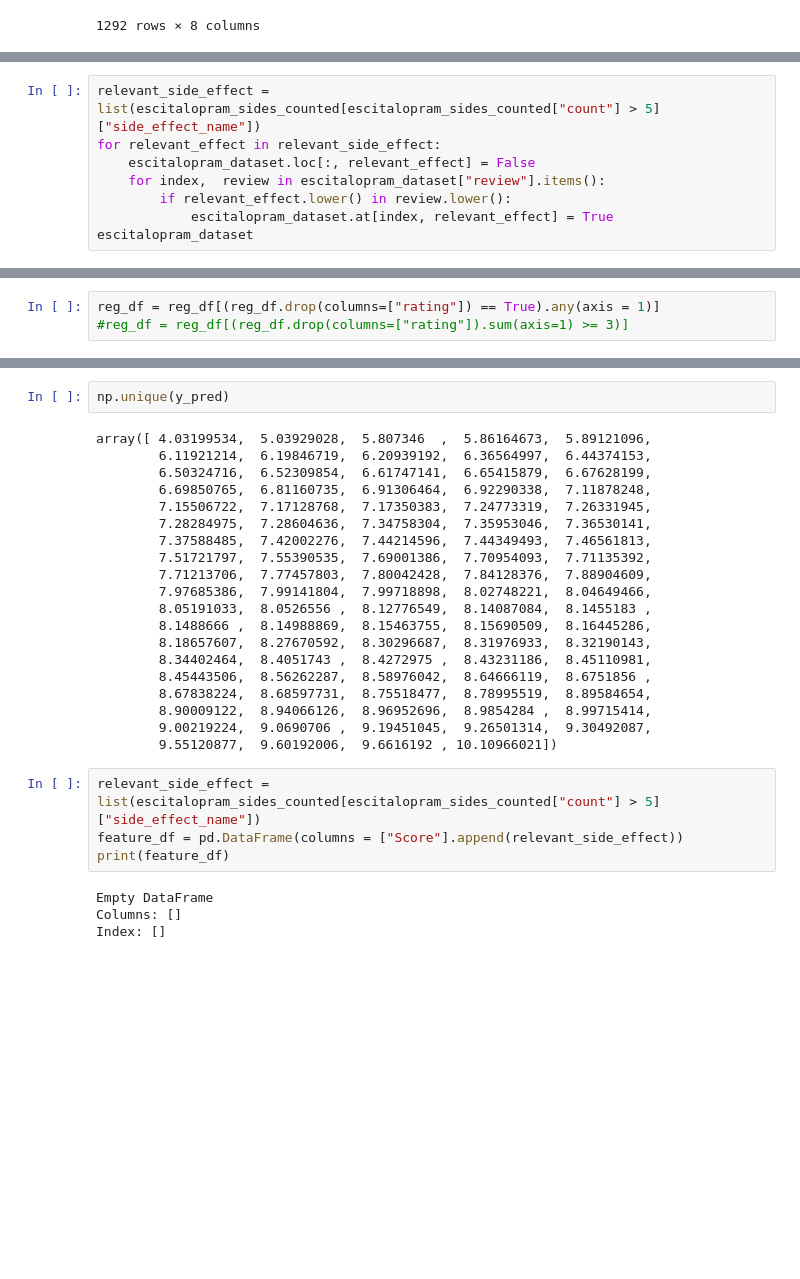
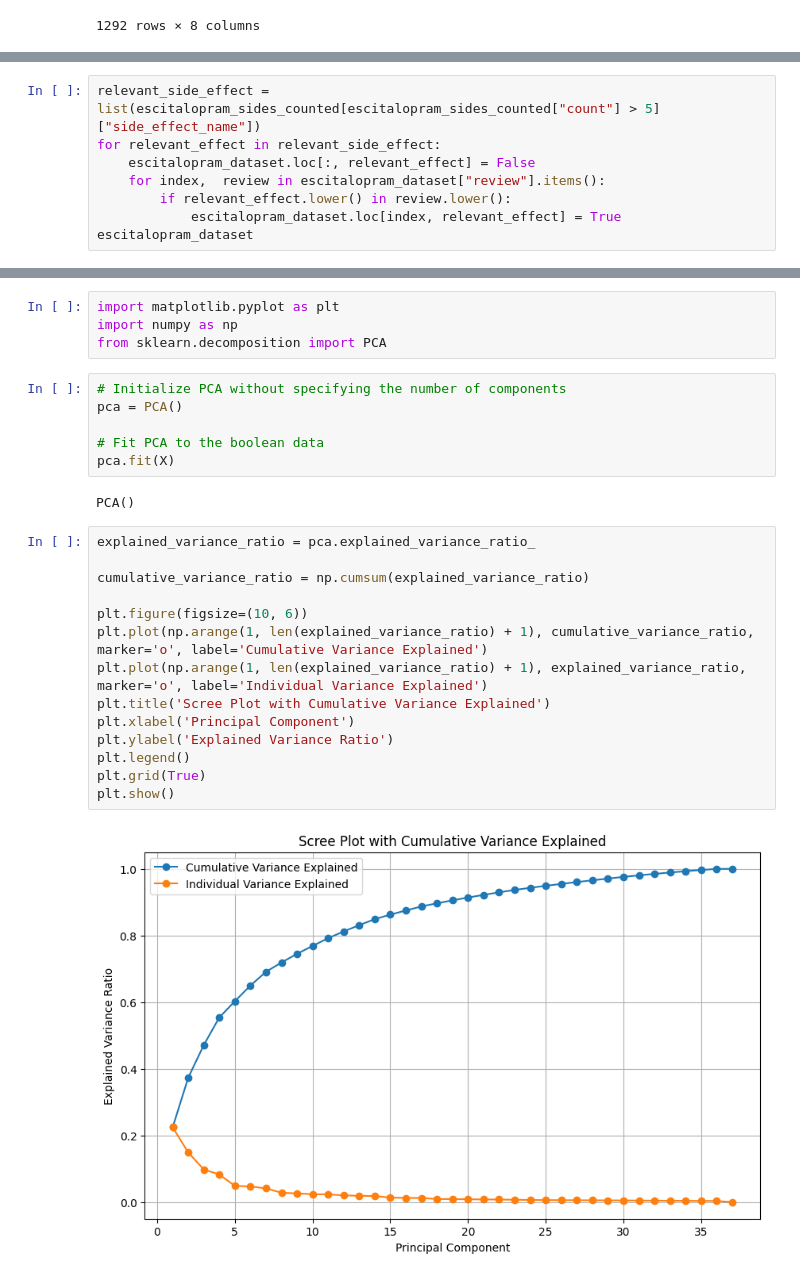
Before and after one commit to sncr0/side_effect_predictor, a Jupyter notebook: sider_extract/sider_extract_scr.ipynb, the cells around one changed output, grey strips where cells are left out. Drawn from its saved outputs; the diff is of its cells as text; blank space fills up the shorter version.

```diff
--- a/sider_extract/sider_extract_scr.ipynb
+++ b/sider_extract/sider_extract_scr.ipynb
@@ -88,7 +104,7 @@ for relevant_effect in relevant_side_effect:
     escitalopram_dataset.loc[:, relevant_effect] = False
     for index,  review in escitalopram_dataset["review"].items():
         if relevant_effect.lower() in review.lower():
-            escitalopram_dataset.at[index, relevant_effect] = True
+            escitalopram_dataset.loc[index, relevant_effect] = True
 escitalopram_dataset
 # %% [output]
 |  | Unnamed: 0 | drugName | condition | review | rating | date | usefulCount | processed_review | Anxiety | ... |
@@ -109,4 +126 @@ reg_df = escitalopram_dataset.drop(columns=["Unnamed: 0", "drugName", "condition
-# %%
-reg_df = reg_df[(reg_df.drop(columns=["rating"]) == True).any(axis = 1)]
-#reg_df = reg_df[(reg_df.drop(columns=["rating"]).sum(axis=1) >= 3)]
 # %%
@@ -141,30 +167,28 @@ Mean Squared Error: 7.135062374951185
-# %%
-np.unique(y_pred)
-# %% [output]
-array([ 4.03199534,  5.03929028,  5.807346  ,  5.86164673,  5.89121096,
-        6.11921214,  6.19846719,  6.20939192,  6.36564997,  6.44374153,
-        6.50324716,  6.52309854,  6.61747141,  6.65415879,  6.67628199,
-        6.69850765,  6.81160735,  6.91306464,  6.92290338,  7.11878248,
-        7.15506722,  7.17128768,  7.17350383,  7.24773319,  7.26331945,
-        7.28284975,  7.28604636,  7.34758304,  7.35953046,  7.36530141,
-        7.37588485,  7.42002276,  7.44214596,  7.44349493,  7.46561813,
-        7.51721797,  7.55390535,  7.69001386,  7.70954093,  7.71135392,
-        7.71213706,  7.77457803,  7.80042428,  7.84128376,  7.88904609,
-        7.97685386,  7.99141804,  7.99718898,  8.02748221,  8.04649466,
-        8.05191033,  8.0526556 ,  8.12776549,  8.14087084,  8.1455183 ,
-        8.1488666 ,  8.14988869,  8.15463755,  8.15690509,  8.16445286,
-        8.18657607,  8.27670592,  8.30296687,  8.31976933,  8.32190143,
-        8.34402464,  8.4051743 ,  8.4272975 ,  8.43231186,  8.45110981,
-        8.45443506,  8.56262287,  8.58976042,  8.64666119,  8.6751856 ,
-        8.67838224,  8.68597731,  8.75518477,  8.78995519,  8.89584654,
-        8.90009122,  8.94066126,  8.96952696,  8.9854284 ,  8.99715414,
-        9.00219224,  9.0690706 ,  9.19451045,  9.26501314,  9.30492087,
-        9.55120877,  9.60192006,  9.6616192 , 10.10966021])
-# %%
-relevant_side_effect = list(escitalopram_sides_counted[escitalopram_sides_counted["count"] > 5]["side_effect_name"])
-feature_df = pd.DataFrame(columns = ["Score"].append(relevant_side_effect))
-print(feature_df)
-# %% [output]
-Empty DataFrame
-Columns: []
-Index: []
+# %%
+import matplotlib.pyplot as plt
+import numpy as np
+from sklearn.decomposition import PCA
+# %%
+# Initialize PCA without specifying the number of components
+pca = PCA()
+
+# Fit PCA to the boolean data
+pca.fit(X)
+# %% [output]
+PCA()
+# %%
+explained_variance_ratio = pca.explained_variance_ratio_
+
+cumulative_variance_ratio = np.cumsum(explained_variance_ratio)
+
+plt.figure(figsize=(10, 6))
+plt.plot(np.arange(1, len(explained_variance_ratio) + 1), cumulative_variance_ratio, marker='o', label='Cumulative Variance Explained')
+plt.plot(np.arange(1, len(explained_variance_ratio) + 1), explained_variance_ratio, marker='o', label='Individual Variance Explained')
+plt.title('Scree Plot with Cumulative Variance Explained')
+plt.xlabel('Principal Component')
+plt.ylabel('Explained Variance Ratio')
+plt.legend()
+plt.grid(True)
+plt.show()
+# %% [output]
+[figure, added]
```
Also changed, not shown: parts of 10 cells of this notebook.
